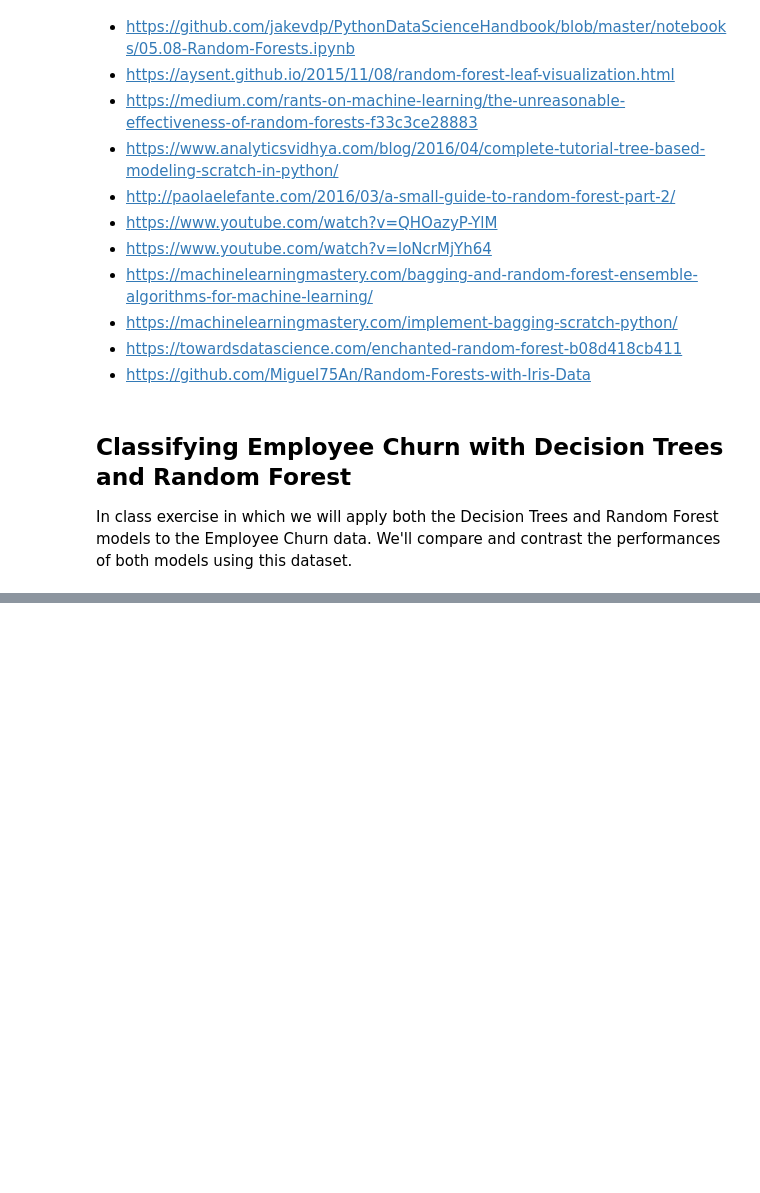
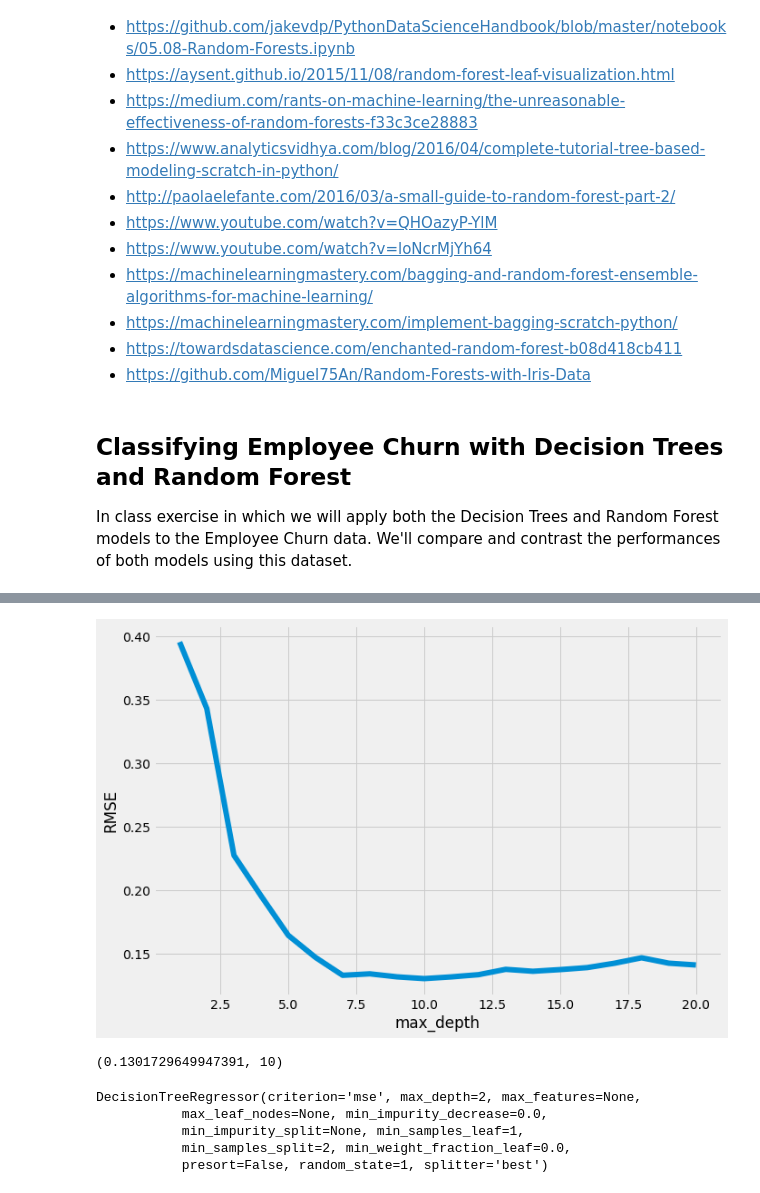
Before and after one commit to Prapakarn/DS-SF-42, a Jupyter notebook: george_section/notebooks/In_class/Bagging and Ensembling with Random Forest (In class).ipynb, the cells around one changed output, grey strips where cells are left out. Cells and saved outputs as stored; diff of their text form; code cells hidden in the pictures; blank space fills up the shorter version.

```diff
--- a/george_section/notebooks/In_class/Bagging and Ensembling with Random Forest (In class).ipynb
+++ b/george_section/notebooks/In_class/Bagging and Ensembling with Random Forest (In class).ipynb
@@ -834,0 +858,6 @@ df.head()
+# %%
+from sklearn.preprocessing import LabelEncoder
+
+lb_make = LabelEncoder()
+df["salary_new"] = lb_make.fit_transform(df["salary"])
+df[["salary", "salary_new"]].head(11)
@@ -834,0 +877,3 @@ df.head()
+# %%
+feature_cols = [h for h in df.columns if h != 'left' and h != 'salary' and  h!='sales']
+feature_cols
@@ -834,0 +889,38 @@ df.head()
+# %%
+X = df[feature_cols]
+y = df.left
+# %%
+# list of values to try for max_depth
+max_depth_range = range(1, 21)
+
+# list to store the average RMSE for each value of max_depth
+RMSE_scores = []
+
+# use 5-fold cross-validation with each value of max_depth
+
+for depth in max_depth_range:
+    treereg = DecisionTreeRegressor(max_depth=depth, random_state=1)
+    MSE_scores = cross_val_score(treereg, X, y, cv=5, scoring='neg_mean_squared_error')
+    RMSE_scores.append(np.mean(np.sqrt(-MSE_scores)))
+# %%
+plt.figure(figsize=(10, 7))
+plt.plot(max_depth_range, RMSE_scores, linewidth = 6)
+plt.xlabel('max_depth')
+plt.ylabel('RMSE')
+plt.show()
+# %% [output]
+[figure, added]
+# %%
+# show the best RMSE and the corresponding max_depth
+sorted(zip(RMSE_scores, max_depth_range))[0]
+# %% [output]
+(0.1301729649947391, 10)
+# %%
+treereg = DecisionTreeRegressor(max_depth=2, random_state=1)
+treereg.fit(X, y)
+# %% [output]
+DecisionTreeRegressor(criterion='mse', max_depth=2, max_features=None,
+           max_leaf_nodes=None, min_impurity_decrease=0.0,
+           min_impurity_split=None, min_samples_leaf=1,
+           min_samples_split=2, min_weight_fraction_leaf=0.0,
+           presort=False, random_state=1, splitter='best')
```
Also changed, not shown: parts of 6 cells of this notebook.
